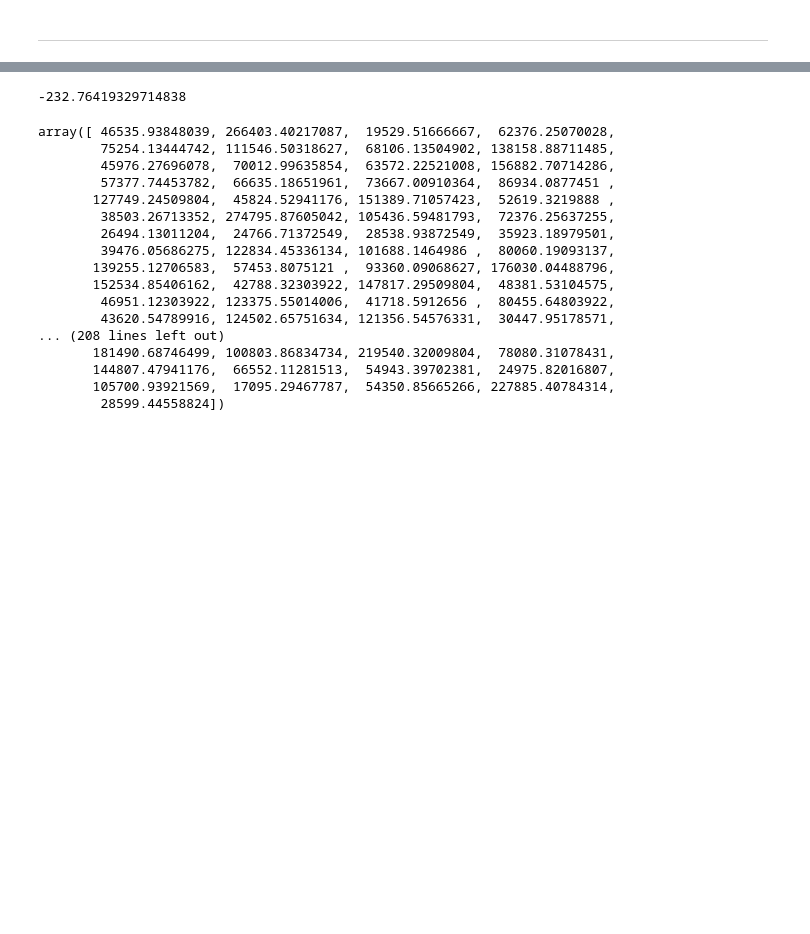
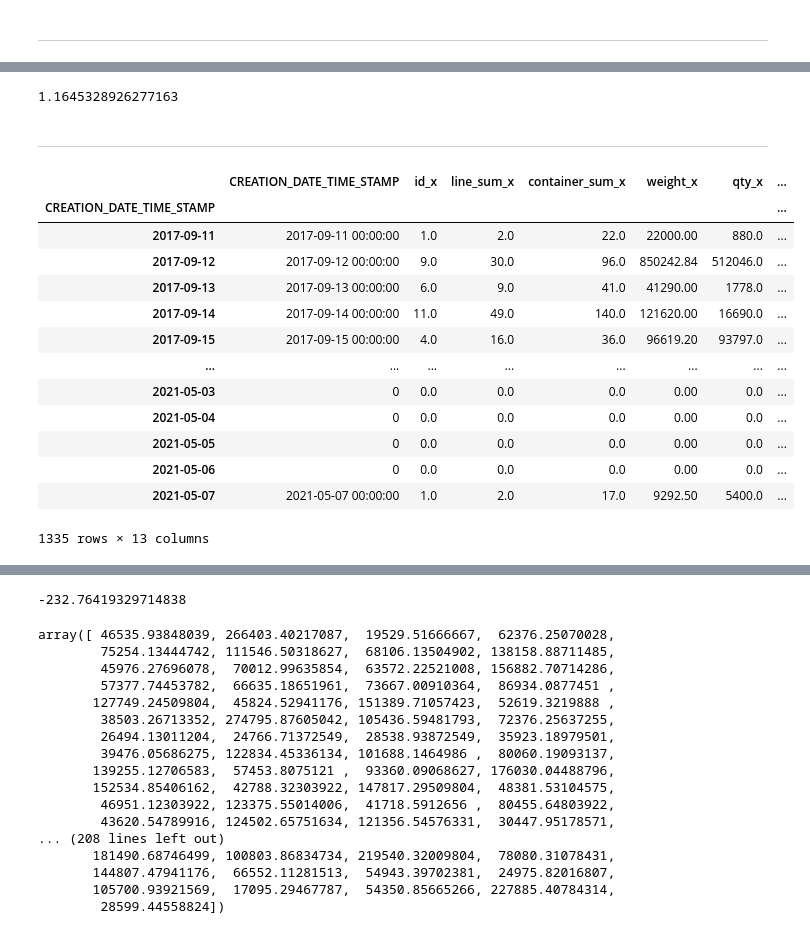
Before and after one commit to fyenne/play3_timeseries, a Jupyter notebook: hpi_out.ipynb, the cells around one changed output, grey strips where cells are left out. Cells and saved outputs as stored; diff of their text form; code cells hidden in the pictures; blank space fills up the shorter version.

```diff
--- a/hpi_out.ipynb
+++ b/hpi_out.ipynb
@@ -181,0 +189,5 @@ train_full.pop('CREATION_DATE_TIME_STAMP')
+# %%
+train_full.index = train_full['CREATION_DATE_TIME_STAMP']
+train_full.index = pd.DatetimeIndex(train_full.index);train_full.index
+train_full = train_full.asfreq('D')
+train_full = train_full.fillna(0);train_full
@@ -181,0 +203,27 @@ train_full.pop('CREATION_DATE_TIME_STAMP')
+# %%
+from sktime.forecasting.arima import AutoARIMA
+
+from sktime.forecasting.theta import ThetaForecaster
+from sktime.forecasting.naive import NaiveForecaster
+from sktime.regression import ComposableTimeSeriesForestRegressor
+
+x = train_full.drop('qty', axis = 1)
+y = train_full.loc[:,'qty']
+x_train, x_test , y_train, y_test = temporal_train_test_split(x, y)
+
+#
+#  # fh = ForecastingHorizon(x_test, is_relative=False)
+# forecaster = ComposableTimeSeriesForestRegressor(x = x_train, y = y_train)
+# forecaster.fit(x_train ,y = y_train)
+# y_pred = forecaster.predict(x_test)
+# mean_absolute_percentage_error(y_test, y_pred)
+
+fh = ForecastingHorizon(y_test.index, is_relative=False)
+forecaster = NaiveForecaster(sp = 21)
+forecaster.fit(y_train)
+y_pred = forecaster.predict(fh )
+mean_absolute_percentage_error(y_test, y_pred)
+# %% [output]
+1.1645328926277163
+# %% [markdown]
+---
@@ -181,0 +234,22 @@ train_full.pop('CREATION_DATE_TIME_STAMP')
+# %%
+train_full = train_full.merge(train_first, on = 'CREATION_DATE_TIME_STAMP', how = 'inner')
+# %%
+train_full.index = train_full['CREATION_DATE_TIME_STAMP']
+train_full.index = pd.DatetimeIndex(train_full.index);train_full.index
+train_full = train_full.asfreq('D')
+train_full = train_full.fillna(0);train_full
+# %% [output]
+|  | CREATION_DATE_TIME_STAMP | id_x | line_sum_x | container_sum_x | weight_x | qty_x | ... |
+| CREATION_DATE_TIME_STAMP |  |  |  |  |  |  | ... |
+| 2017-09-11 | 2017-09-11 00:00:00 | 1.0 | 2.0 | 22.0 | 22000.00 | 880.0 | ... |
+| 2017-09-12 | 2017-09-12 00:00:00 | 9.0 | 30.0 | 96.0 | 850242.84 | 512046.0 | ... |
+| 2017-09-13 | 2017-09-13 00:00:00 | 6.0 | 9.0 | 41.0 | 41290.00 | 1778.0 | ... |
+| 2017-09-14 | 2017-09-14 00:00:00 | 11.0 | 49.0 | 140.0 | 121620.00 | 16690.0 | ... |
+| 2017-09-15 | 2017-09-15 00:00:00 | 4.0 | 16.0 | 36.0 | 96619.20 | 93797.0 | ... |
+| ... | ... | ... | ... | ... | ... | ... | ... |
+| 2021-05-03 | 0 | 0.0 | 0.0 | 0.0 | 0.00 | 0.0 | ... |
+| 2021-05-04 | 0 | 0.0 | 0.0 | 0.0 | 0.00 | 0.0 | ... |
+| 2021-05-05 | 0 | 0.0 | 0.0 | 0.0 | 0.00 | 0.0 | ... |
+| 2021-05-06 | 0 | 0.0 | 0.0 | 0.0 | 0.00 | 0.0 | ... |
+| 2021-05-07 | 2021-05-07 00:00:00 | 1.0 | 2.0 | 17.0 | 9292.50 | 5400.0 | ... |
+1335 rows × 13 columns
```
Also changed, not shown: parts of 25 cells of this notebook.
